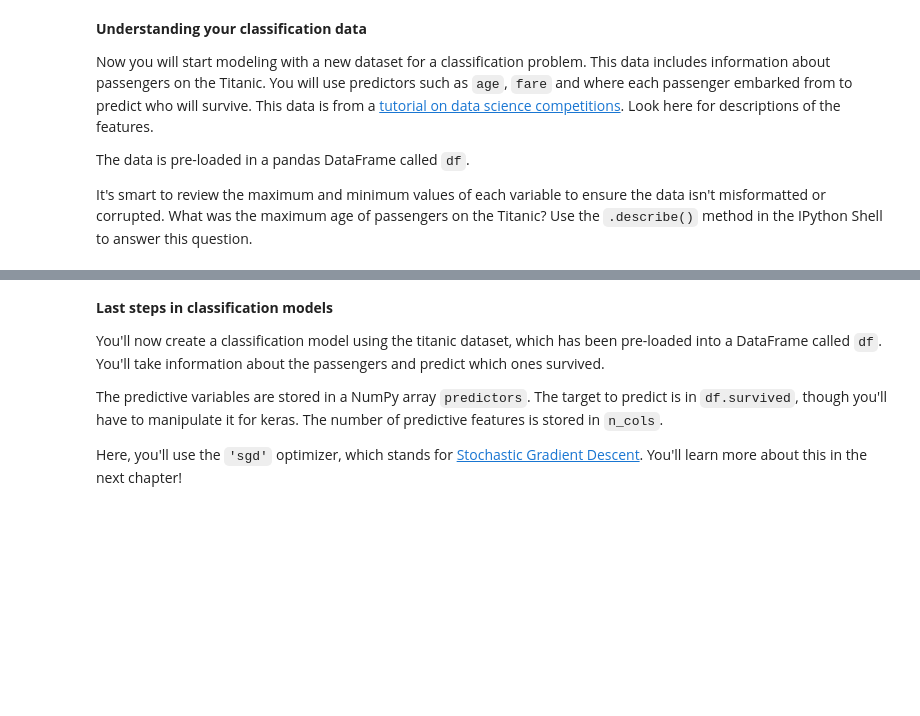
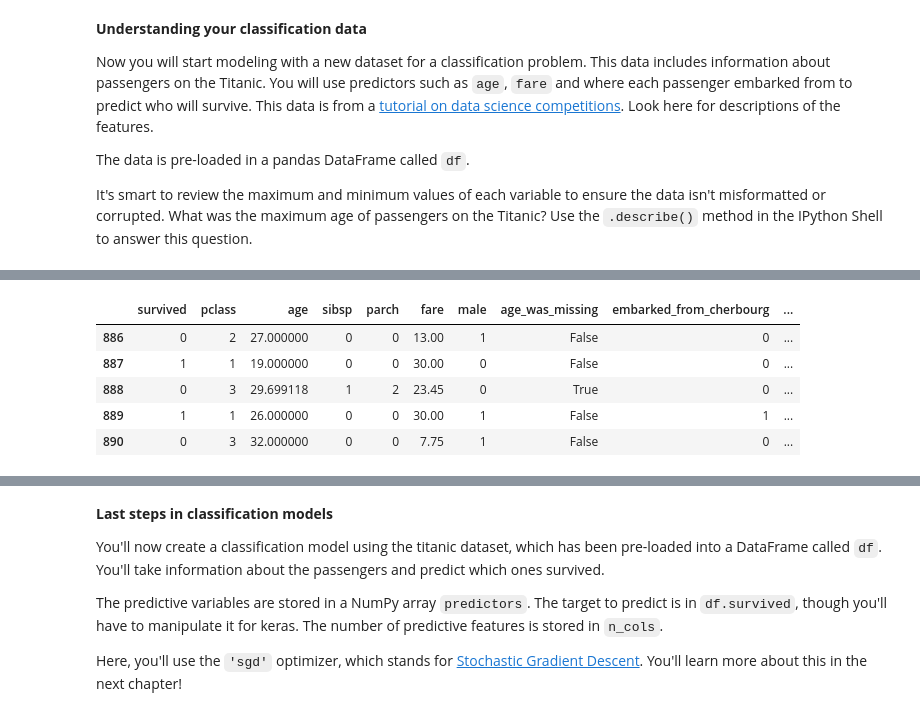
Before and after one commit to joneswan/DataCamp, a Jupyter notebook: Deep Learning in Python/03 Building deep learning models with keras.ipynb, the cells around one changed output, grey strips where cells are left out. Saved outputs shown, nothing was run; the diff lists cells and outputs as text; code cells hidden in the pictures; blank space fills up the shorter version.

```diff
--- a/Deep Learning in Python/03 Building deep learning models with keras.ipynb
+++ b/Deep Learning in Python/03 Building deep learning models with keras.ipynb
@@ -850,0 +223,9 @@ max                     1.000000
+# %%
+df.tail()
+# %% [output]
+|  | survived | pclass | age | sibsp | parch | fare | male | age_was_missing | embarked_from_cherbourg | ... |
+| 886 | 0 | 2 | 27.000000 | 0 | 0 | 13.00 | 1 | False | 0 | ... |
+| 887 | 1 | 1 | 19.000000 | 0 | 0 | 30.00 | 0 | False | 0 | ... |
+| 888 | 0 | 3 | 29.699118 | 1 | 2 | 23.45 | 0 | True | 0 | ... |
+| 889 | 1 | 1 | 26.000000 | 0 | 0 | 30.00 | 1 | False | 1 | ... |
+| 890 | 0 | 3 | 32.000000 | 0 | 0 | 7.75 | 1 | False | 0 | ... |
```
Also changed, not shown: parts of 33 cells of this notebook, 1 other file.
